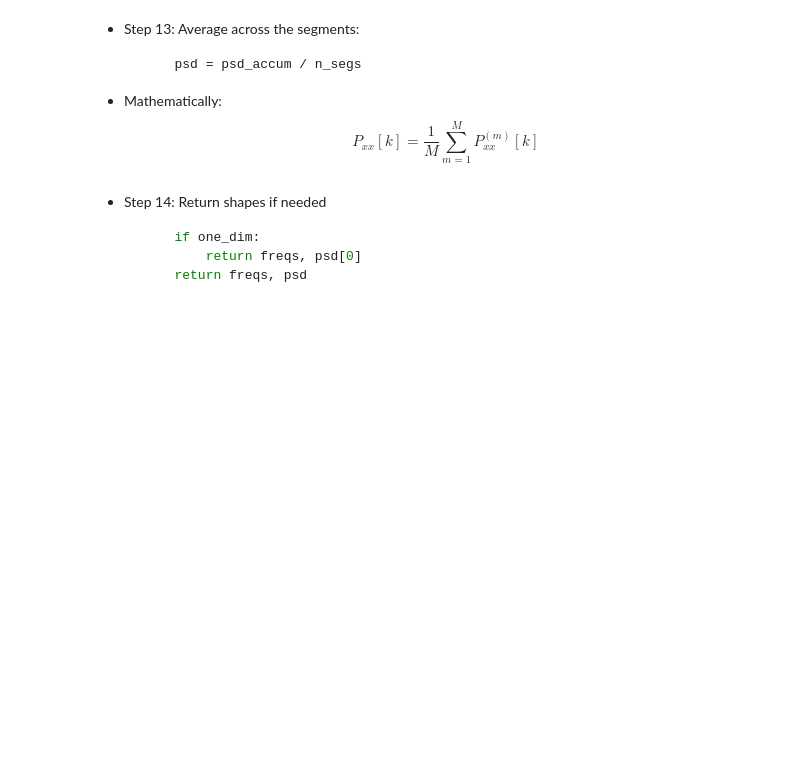
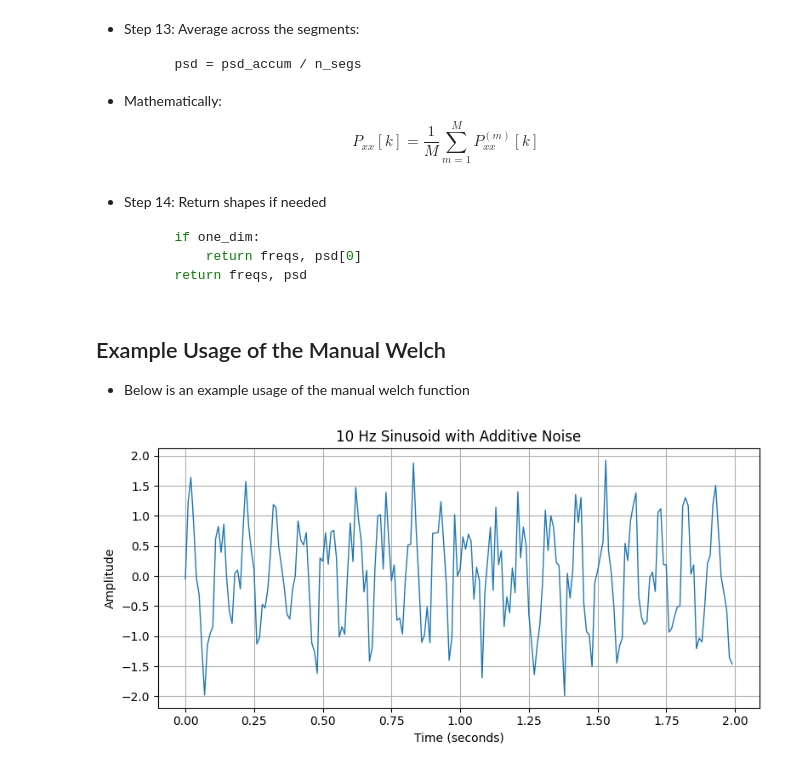
Before and after one commit to rgantonio/chronomatica, a Jupyter notebook: math/welch_filter.ipynb, the cells around one changed output. Cells and saved outputs as stored; diff of their text form; code cells hidden in the pictures; blank space fills up the shorter version.

Commit message:
math: update welch

````diff
--- a/math/welch_filter.ipynb
+++ b/math/welch_filter.ipynb
@@ -416,3 +416,24 @@ $$\hat{P}_{xx}[k] = \frac{1}{M} \sum_{m=1}^M P_{xx}^{(m)} [k] $$
             return freqs, psd[0]
         return freqs, psd
 ```
+# %% [markdown]
+## Example Usage of the Manual Welch
+- Below is an example usage of the manual welch function
+# %%
+fs = 100.0
+t = np.arange(0, 2.0, 1/fs)
+x = np.sin(2*np.pi*10*t) + 0.5*np.random.randn(len(t))
+
+freqs, psd = welch_manual(x, fs=fs, nperseg=128, noverlap=64, window="hann")
+# %%
+# Plot of the sinusoid
+plt.figure(figsize=(8, 4))
+plt.plot(t, x, linewidth=1)
+plt.xlabel("Time (seconds)")
+plt.ylabel("Amplitude")
+plt.title("10 Hz Sinusoid with Additive Noise")
+plt.grid(True)
+plt.tight_layout()
+plt.show()
+# %% [output]
+[figure, added]
````
Also changed, not shown: parts of 7 cells of this notebook.
